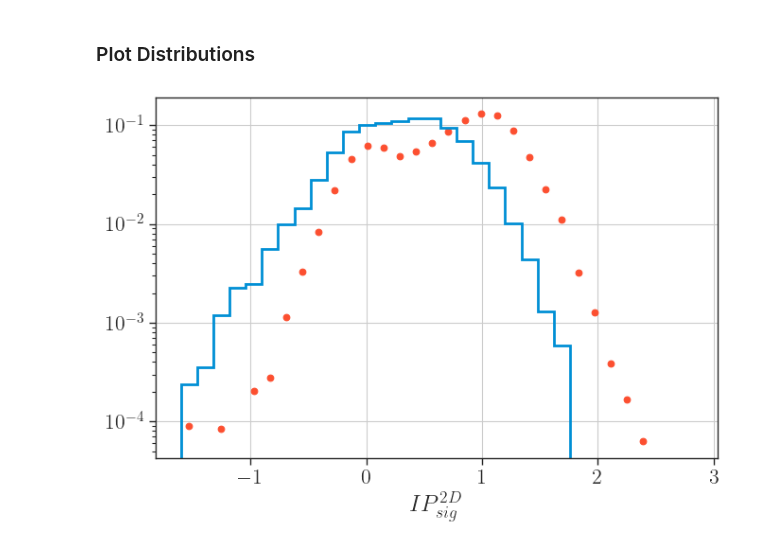
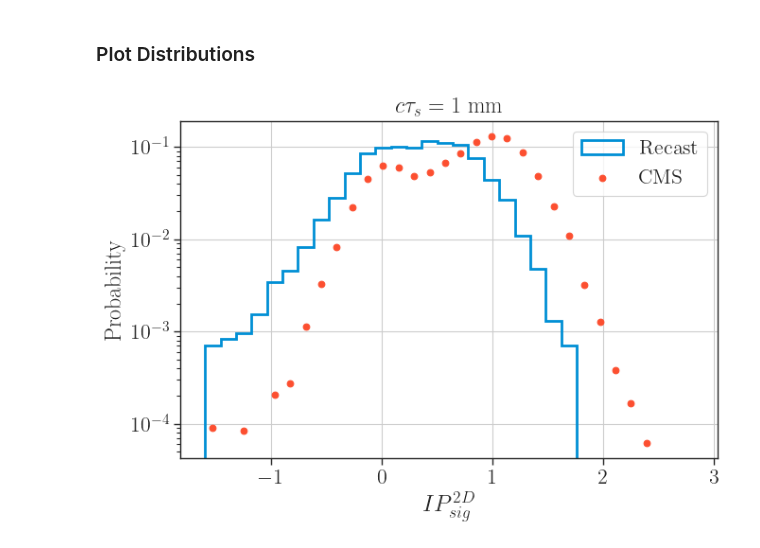
Before and after one commit to andlessa/higgsEJs, a Jupyter notebook: plots-dists_1mm.ipynb, the cells around one changed output. Cells and saved outputs as stored; diff of their text form; code cells hidden in the pictures.

```diff
--- a/plots-dists_1mm.ipynb
+++ b/plots-dists_1mm.ipynb
@@ -77,7 +76,7 @@ for ievt in range(nevts):
             continue
         pT.append(j.PT)
         alpha.append(getAlpha(jet_tracks))
-        IP2D.append(getIP2D(jet_tracks))
+        IP2D.append(getIP2D(jet_tracks,smear=True))
         theta2D.append(getTheta2D(jet_tracks))
         weights.append(weightPB)
 f.Close()
@@ -89,20 +88,20 @@ bins = cmsIP2D[:-1,0]-np.diff(cmsIP2D[:,0])/2
 # %%
 colors = sns.color_palette('deep')
 fig = plt.figure(figsize=(7,5))
-h1,_,_ = plt.hist(IP2D,histtype='step',linewidth=2,bins=bins,density=False,weights=[1.0/len(IP2D)]*len(IP2D))
-plt.scatter(cmsIP2D[:,0],cmsIP2D[:,1])
+h1,_,_ = plt.hist(IP2D,histtype='step',linewidth=2,bins=bins,density=False,weights=[1.0/len(IP2D)]*len(IP2D),label='Recast')
+plt.scatter(cmsIP2D[:,0],cmsIP2D[:,1],label='CMS')
 
-# plt.legend()
+plt.legend()
 plt.yscale('log')
 # plt.ylim(1e-2,10)
 # plt.xlim(-1.5,3.0)
 plt.grid()
 
 plt.xlabel(r'$IP_{sig}^{2D}$',fontsize=18)
-# plt.ylabel('Normalized events')
+plt.ylabel('Probability')
+plt.title(r'$c\tau_s = 1$ mm')
 
-# plt.title(r'$m_T = %1.0f$ GeV, $m_{\chi} = %1.0f$ GeV, $y_{DM} = %1.0f$' %(mST,mChi,yDM),loc='left')
 plt.tight_layout()
 plt.show()
 # %% [output]
-[figure, old version]
+[figure, new version]
```
Also changed, not shown: parts of 4 cells of this notebook, 8 other files.
